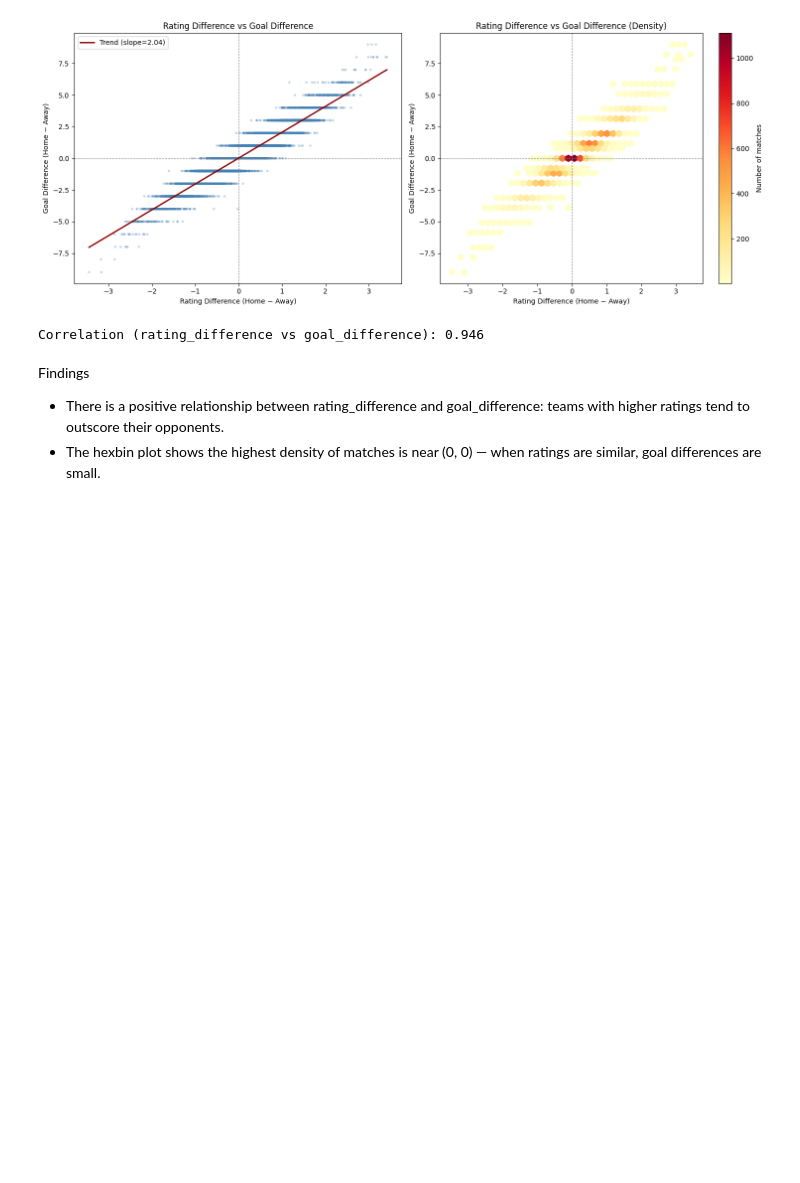
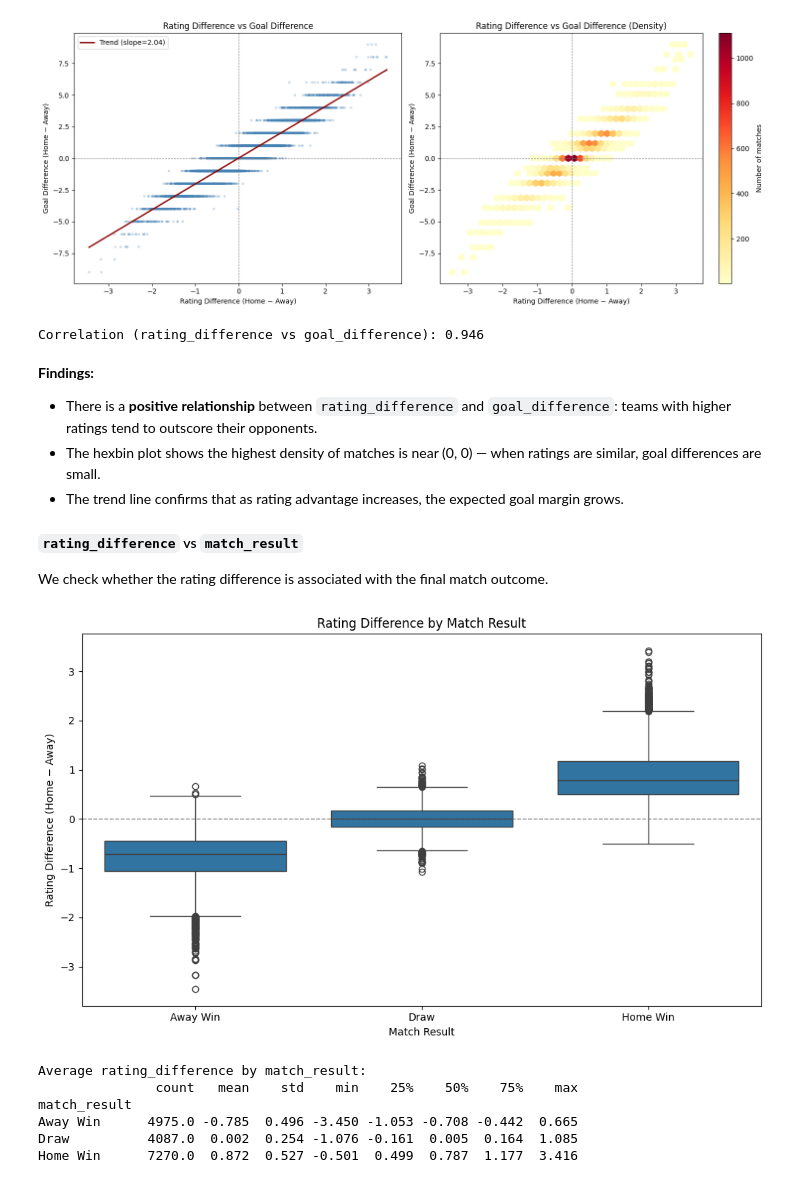
Before and after one commit to magrimuc/prj-2-eda-sql-football-matches-statistics, a Jupyter notebook: Ultimate_Master_notebook.ipynb, the cells around one changed output. Drawn from its saved outputs; the diff is of its cells as text; code cells hidden in the pictures; blank space fills up the shorter version.

```diff
--- a/Ultimate_Master_notebook.ipynb
+++ b/Ultimate_Master_notebook.ipynb
@@ -1753,7 +1753,34 @@ print(f"Correlation (rating_difference vs goal_difference): {corr_rating_goal_di
 [figure]
 Correlation (rating_difference vs goal_difference): 0.946
 # %% [markdown]
-Findings
+**Findings:**
 
-- There is a positive relationship between rating_difference and goal_difference: teams with higher ratings tend to outscore their opponents.
+- There is a **positive relationship** between `rating_difference` and `goal_difference`: teams with higher ratings tend to outscore their opponents.
 - The hexbin plot shows the highest density of matches is near (0, 0) — when ratings are similar, goal differences are small.
+- The trend line confirms that as rating advantage increases, the expected goal margin grows.
+
+#### `rating_difference` vs `match_result`
+
+We check whether the rating difference is associated with the final match outcome.
+# %%
+fig, ax = plt.subplots(figsize=(10, 6))
+
+sns.boxplot(data=clean_df, x='match_result', y='rating_difference', order=['Away Win', 'Draw', 'Home Win'])
+ax.axhline(0, color='gray', linestyle='--', linewidth=1)
+ax.set_title('Rating Difference by Match Result')
+ax.set_xlabel('Match Result')
+ax.set_ylabel('Rating Difference (Home \u2212 Away)')
+
+plt.tight_layout()
+plt.show()
+
+print("Average rating_difference by match_result:")
+print(clean_df.groupby('match_result')['rating_difference'].describe().round(3))
+# %% [output]
+[figure, added]
+Average rating_difference by match_result:
+               count   mean    std    min    25%    50%    75%    max
+match_result
+Away Win      4975.0 -0.785  0.496 -3.450 -1.053 -0.708 -0.442  0.665
+Draw          4087.0  0.002  0.254 -1.076 -0.161  0.005  0.164  1.085
+Home Win      7270.0  0.872  0.527 -0.501  0.499  0.787  1.177  3.416
```
Also changed, not shown: parts of 4 cells of this notebook.
